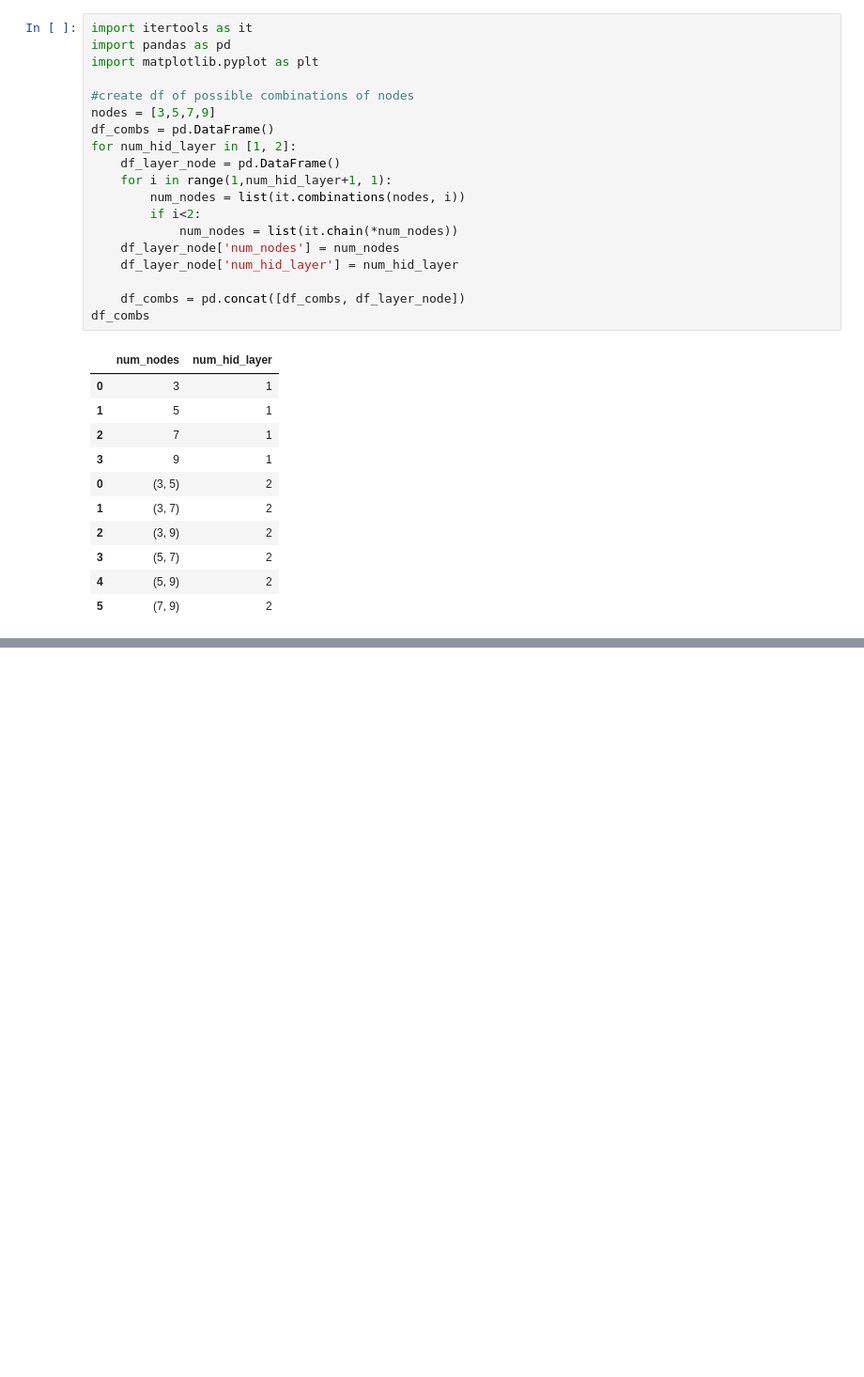
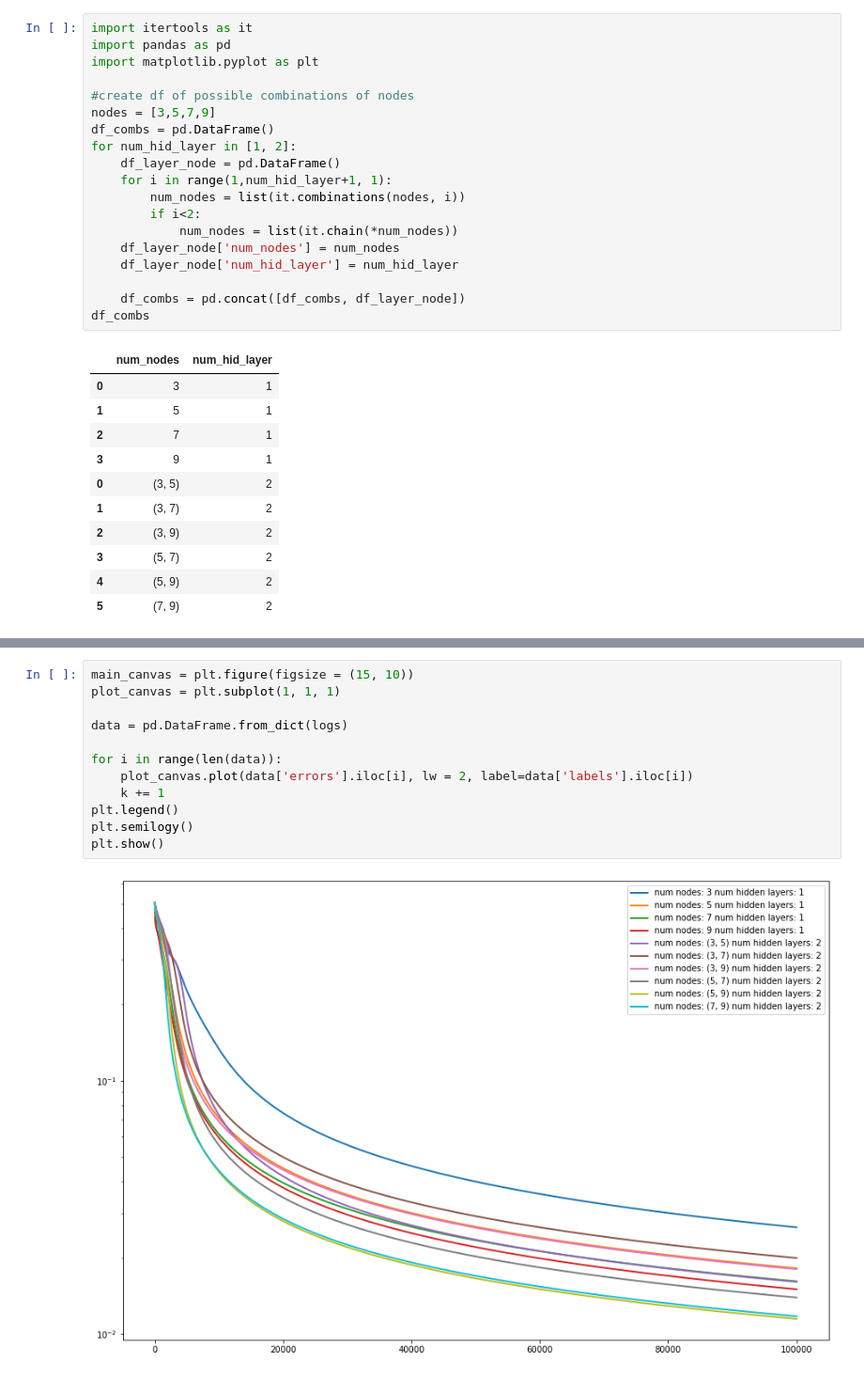
Before and after one commit to phdinds-aim/neural_net_class, a Jupyter notebook: neural_net_class.ipynb, the cells around one changed output, grey strips where cells are left out. Shown at 94% size. Drawn from its saved outputs; the diff is of its cells as text; blank space fills up the shorter version.

```diff
--- a/neural_net_class.ipynb
+++ b/neural_net_class.ipynb
@@ -326,0 +323,14 @@ last layer layer_3
+# %%
+main_canvas = plt.figure(figsize = (15, 10))
+plot_canvas = plt.subplot(1, 1, 1)
+
+data = pd.DataFrame.from_dict(logs)
+
+for i in range(len(data)):
+    plot_canvas.plot(data['errors'].iloc[i], lw = 2, label=data['labels'].iloc[i])
+    k += 1
+plt.legend()
+plt.semilogy()
+plt.show()
+# %% [output]
+[figure, added]
```
Also changed, not shown: parts of 11 cells of this notebook.
